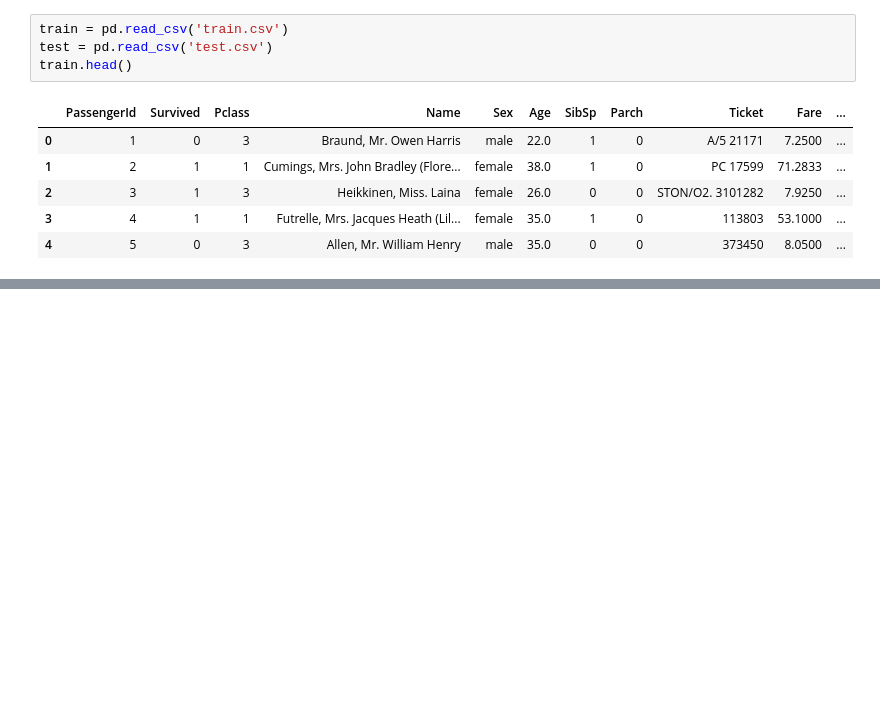
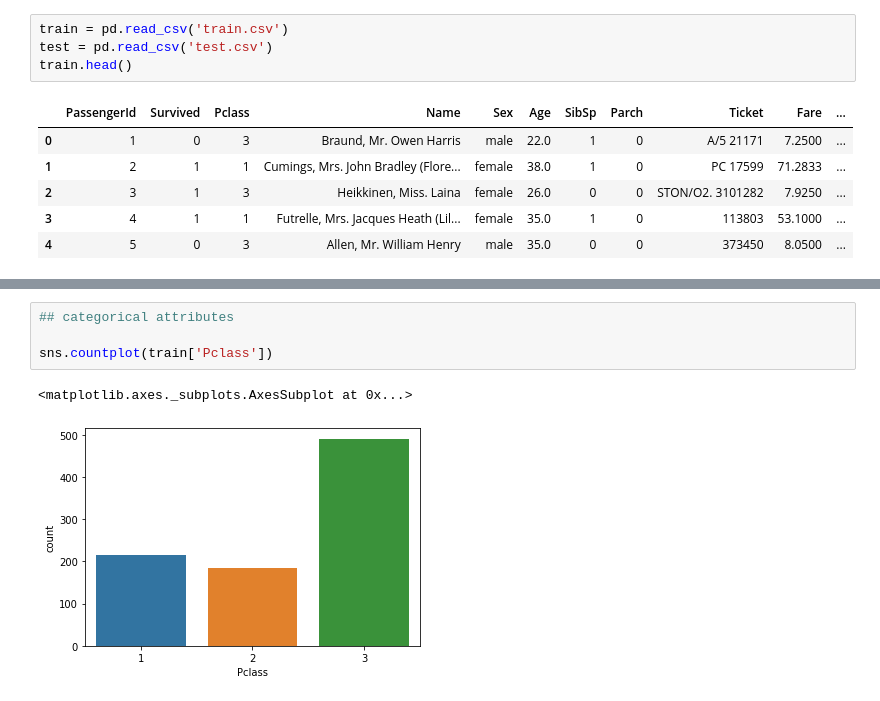
Before and after one commit to hirupiyumika/ML_Assignment2_IT18206524_IT18217414_IT18208368, a Jupyter notebook: Predict_survival_on_the_Titanic.ipynb, the cells around one changed output, grey strips where cells are left out. Drawn from its saved outputs; the diff is of its cells as text; blank space fills up the shorter version.

```diff
--- a/Predict_survival_on_the_Titanic.ipynb
+++ b/Predict_survival_on_the_Titanic.ipynb
@@ -27,0 +76,7 @@ train.head()
+# %%
+## categorical attributes
+
+sns.countplot(train['Pclass'])
+# %% [output]
+<matplotlib.axes._subplots.AxesSubplot at 0x...>
+[figure, added]
```
Also changed, not shown: parts of 15 cells of this notebook, 3 other files.
